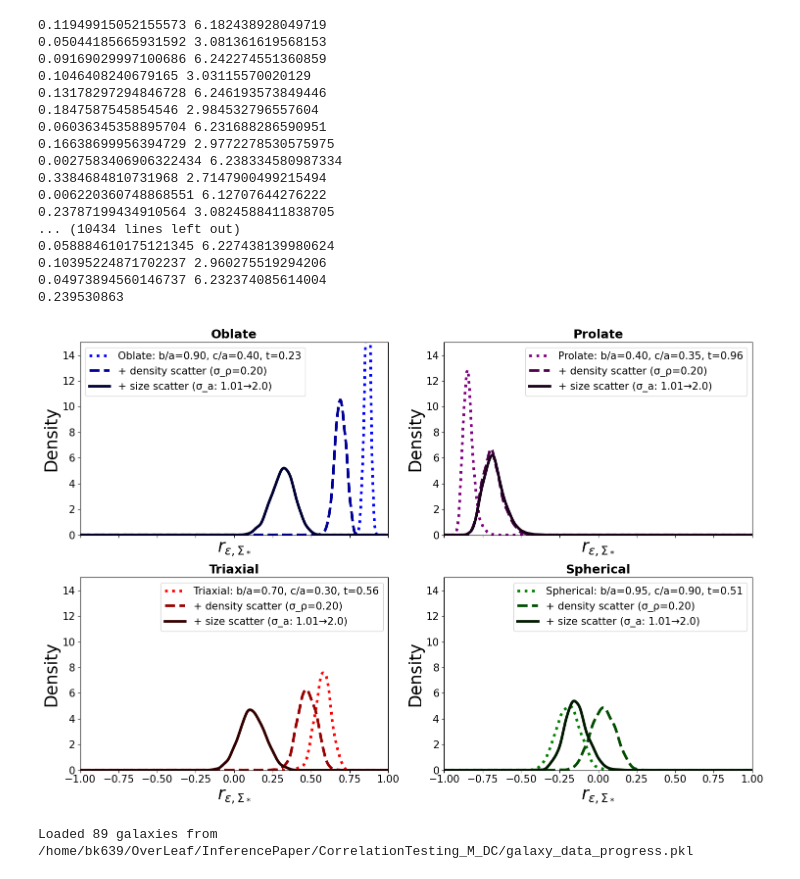
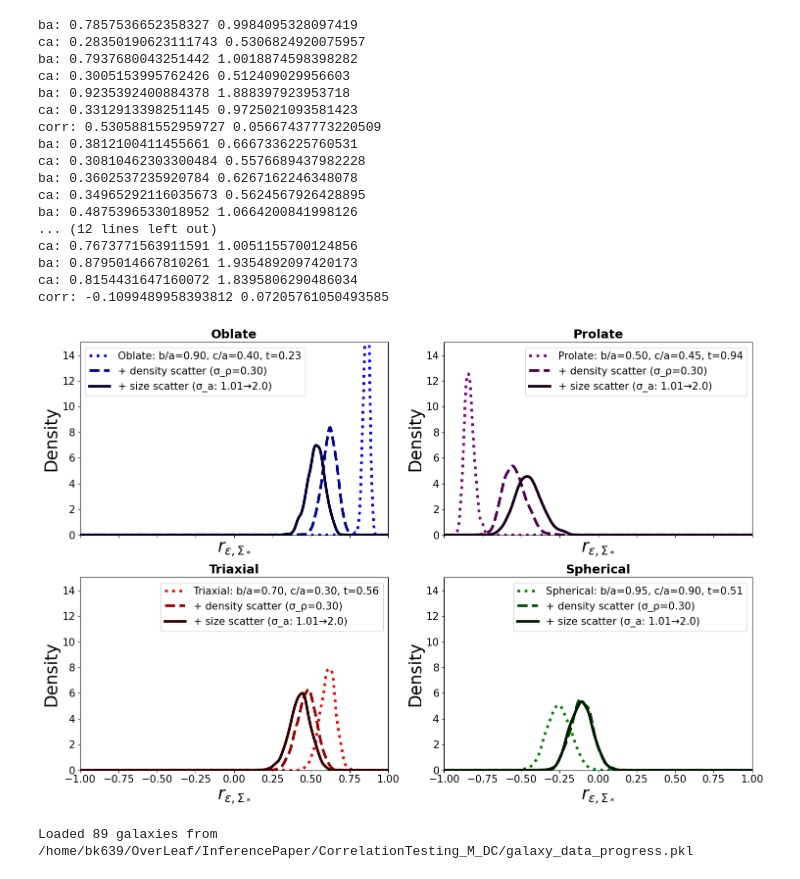
Before and after one commit to Bvogel4/MCMC-deprojection, a Jupyter notebook: xu_correlation_2.ipynb, the cells around one changed output. Saved outputs shown, nothing was run; the diff lists cells and outputs as text; code cells hidden in the pictures.

```diff
--- a/xu_correlation_2.ipynb
+++ b/xu_correlation_2.ipynb
@@ -162,7 +162,7 @@ def darken_color(color, amount=0.4):
 # 4 tests, oblate, prolate, triaxial, spherical
 tests = {
     'oblate':    {'a':1, 'b':.9, 'c':0.4, 'color': 'b'},
-    'prolate':   {'a':1, 'b':0.4, 'c':0.35, 'color': 'purple'},
+    'prolate':   {'a':1, 'b':0.5, 'c':0.45, 'color': 'purple'},
     'triaxial':  {'a':1, 'b':0.7, 'c':0.3, 'color': 'red'},
     'spherical': {'a':1, 'b':0.95, 'c':0.9, 'color': 'g'}
 }
@@ -170,24 +170,29 @@ tests = {
 n_iterations = 2000
 n_samples = 100
 err = 0.05
-rho_d = [0.01, 0.2]
+rho_d = [0.01, 0.3]
 a = [1.01, 2]
 linestyles = ['-', '--', ':']
 
-np.random.seed(4)
+np.random.seed(10)
 
 
-def plot_model_correlation(n_samples, ba, ca, err, rho_d, a_d, ax, c, linestyle, label):
+def plot_model_correlation(n_samples, ba, ca, err, rho_d, a_d, ax, color, linestyle, label):
     corr_dist = np.zeros(n_iterations) * np.nan
     rho_0 = np.random.normal(1, rho_d, size=n_samples)
     a_vals = np.random.uniform(1, a_d, size=n_samples)
     B_samples, C_samples = si.generate_ellipsoid_distribution(n_samples, ba, err, ca, err)
+    b = B_samples*a_vals
+    c = C_samples*a_vals
+    print('ba:',np.min(b),np.max(b))
+    print('ca:',np.min(c),np.max(c))
+
+
 
     for i in range(n_iterations):
         phi,theta = si.random_viewing_angles(n_samples)
-        print(np.min(phi), np.max(phi))
-        print(np.min(theta), np.max(theta))
-        ell, sb_0 = calculate_central_sb_and_ellipticty(theta, phi, rho_0, a_vals, B_samples, C_samples)
+
+        ell, sb_0 = calculate_central_sb_and_ellipticty(theta, phi, rho_0, a_vals, b, c)
         corr_dist[i] = lgx.calculate_correlation(ell, sb_0)
 
     finite_values = corr_dist[np.isfinite(corr_dist)]
@@ -195,7 +200,7 @@ def plot_model_correlation(n_samples, ba, ca, err, rho_d, a_d, ax, c, linestyle,
     if len(finite_values) > 0:
         density = stats.gaussian_kde(finite_values)
         ax.plot(xbins, density(xbins),
-                color=c,
+                color=color,
                 linewidth=4,
                 linestyle=linestyle,
                 label=label)
@@ -206,57 +211,61 @@ def plot_model_correlation(n_samples, ba, ca, err, rho_d, a_d, ax, c, linestyle,
     ax.set_xlim([-1, 1])
     ax.legend(loc='best', fontsize=15)
     ax.set_ylim([0, 15])
+    return corr_dist
 
 
 fig, ax = plt.subplots(2, 2, figsize=(15, 10),sharex=True)
 xbins = np.linspace(-1, 1, 500)
 
 for i, test_name in enumerate(tests):
     ax_flat = ax.ravel()
     test = tests[test_name]
     ba = test['b'] / test['a']
     ca = test['c'] / test['a']
     base_color = test['color']
 
     # Create progressively darker colors
     colors = [base_color, darken_color(base_color, 0.4), darken_color(base_color, 0.8)]
 
     # Improved labels with parameter information
     labels = [
         f'{test_name.capitalize()}: b/a={ba:.2f}, c/a={ca:.2f}, t={lgx.calculate_triaxiality(ba, ca):.2f}',
         f'+ density scatter (σ_ρ={rho_d[1]:.2f})',
         f'+ size scatter (σ_a: {a[0]:.2f}→{a[1]:.1f})'
     ]
 
     # Plot three variations with progressively darker colors
-    plot_model_correlation(n_samples, ba, ca, err, rho_d[0], a[0], ax_flat[i], colors[0], linestyles[2], labels[0])
-    plot_model_correlation(n_samples, ba, ca, err, rho_d[1], a[0], ax_flat[i], colors[1], linestyles[1], labels[1])
-    plot_model_correlation(n_samples, ba, ca, err, rho_d[1], a[1], ax_flat[i], colors[2], linestyles[0], labels[2])
+    corr = plot_model_correlation(n_samples, ba, ca, err, rho_d[0], a[0], ax_flat[i], colors[0], linestyles[2], labels[0])
+    corr = plot_model_correlation(n_samples, ba, ca, err, rho_d[1], a[0], ax_flat[i], colors[1], linestyles[1], labels[1])
+    corr = plot_model_correlation(n_samples, ba, ca, err, rho_d[1], a[1], ax_flat[i], colors[2], linestyles[0], labels[2])
+
+    print('corr:',np.average(corr, axis=0), np.std(corr, axis=0))
+
 
     # Add title to each subplot
     ax_flat[i].set_title(f'{test_name.capitalize()}', fontsize=18, fontweight='bold')
 
 plt.tight_layout()
 plt.show()
 # %% [output]
-0.11949915052155573 6.182438928049719
-0.05044185665931592 3.081361619568153
-0.09169029997100686 6.242274551360859
-0.1046408240679165 3.03115570020129
-0.13178297294846728 6.246193573849446
-0.1847587545854546 2.984532796557604
-0.06036345358895704 6.231688286590951
-0.16638699956394729 2.9772278530575975
-0.0027583406906322434 6.238334580987334
-0.3384684810731968 2.7147900499215494
-0.006220360748868551 6.12707644276222
-0.23787199434910564 3.0824588411838705
-... (10434 lines left out)
-0.058884610175121345 6.227438139980624
-0.10395224871702237 2.960275519294206
-0.04973894560146737 6.232374085614004
-0.239530863
+ba: 0.7857536652358327 0.9984095328097419
+ca: 0.28350190623111743 0.5306824920075957
+ba: 0.7937680043251442 1.0018874598398282
+ca: 0.3005153995762426 0.512409029956603
+ba: 0.9235392400884378 1.888397923953718
+ca: 0.3312913398251145 0.9725021093581423
+corr: 0.5305881552959727 0.05667437773220509
+ba: 0.3812100411455661 0.6667336225760531
+ca: 0.30810462303300484 0.5576689437982228
+ba: 0.3602537235920784 0.6267162246348078
+ca: 0.34965292116035673 0.5624567926428895
+ba: 0.4875396533018952 1.0664200841998126
+... (12 lines left out)
+ca: 0.7673771563911591 1.0051155700124856
+ba: 0.8795014667810261 1.9354892097420173
+ca: 0.8154431647160072 1.8395806290486034
+corr: -0.1099489958393812 0.07205761050493585
-[figure, old version]
+[figure, new version]
 # %%
 
 
```
Also changed, not shown: parts of 1 cell of this notebook, 2 other files.
